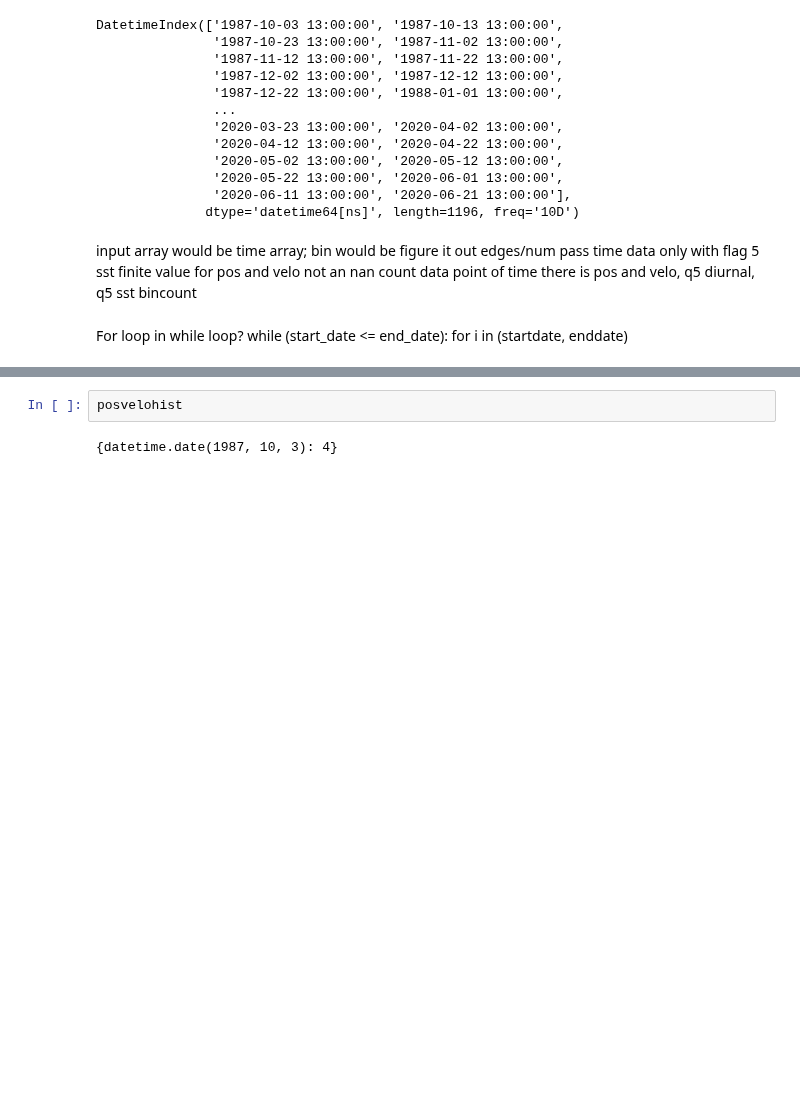
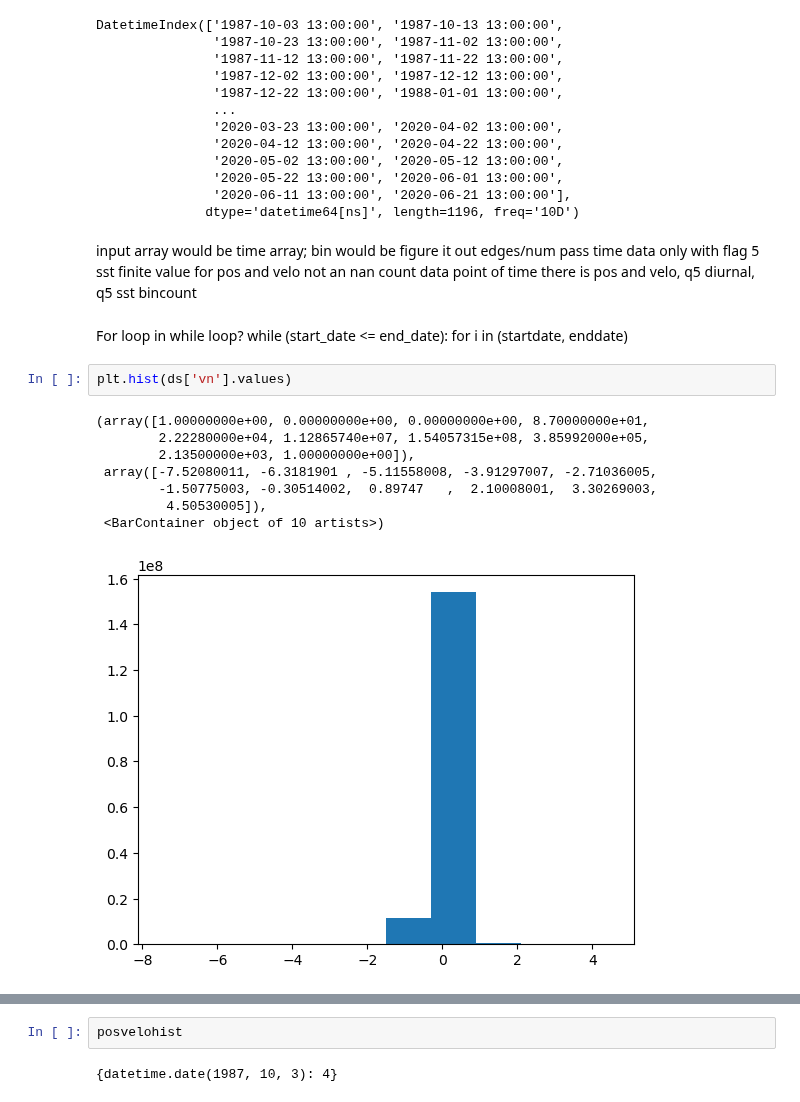
Before and after one commit to Eli8131/First_Project_SE, a Jupyter notebook: first_project_xarray.ipynb, the cells around one changed output, grey strips where cells are left out. Drawn from its saved outputs; the diff is of its cells as text; blank space fills up the shorter version.

Commit message:
Histogram Attempt (Running forever...)

```diff
--- a/first_project_xarray.ipynb
+++ b/first_project_xarray.ipynb
@@ -228,6 +228,17 @@ bincount
 For loop in while loop?
 while (start_date <= end_date):
     for i in (startdate, enddate)
+# %%
+plt.hist(ds['vn'].values)
+# %% [output]
+(array([1.00000000e+00, 0.00000000e+00, 0.00000000e+00, 8.70000000e+01,
+        2.22280000e+04, 1.12865740e+07, 1.54057315e+08, 3.85992000e+05,
+        2.13500000e+03, 1.00000000e+00]),
+ array([-7.52080011, -6.3181901 , -5.11558008, -3.91297007, -2.71036005,
+        -1.50775003, -0.30514002,  0.89747   ,  2.10008001,  3.30269003,
+         4.50530005]),
+ <BarContainer object of 10 artists>)
+[figure, added]
 # %%
 bin1 = datetime.date(1987, 10, 3)
 bin2 = datetime.date(1987, 10, 13)
```
Also changed, not shown: parts of 3 cells of this notebook.
